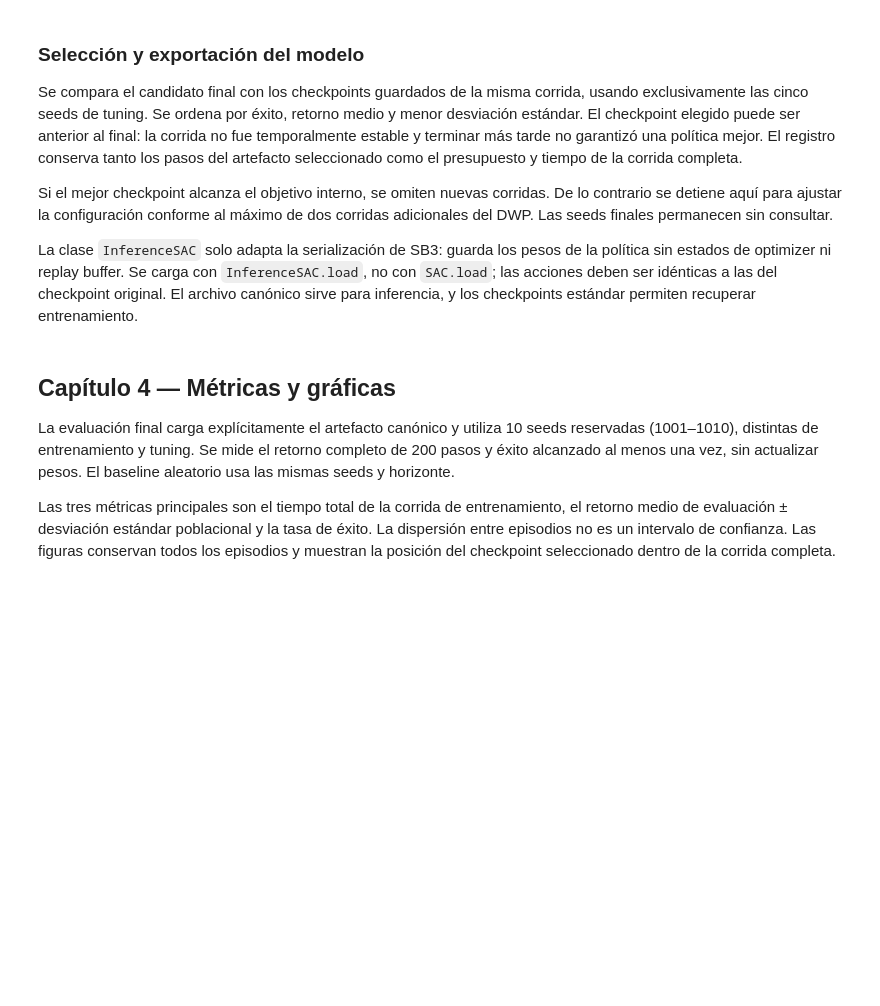
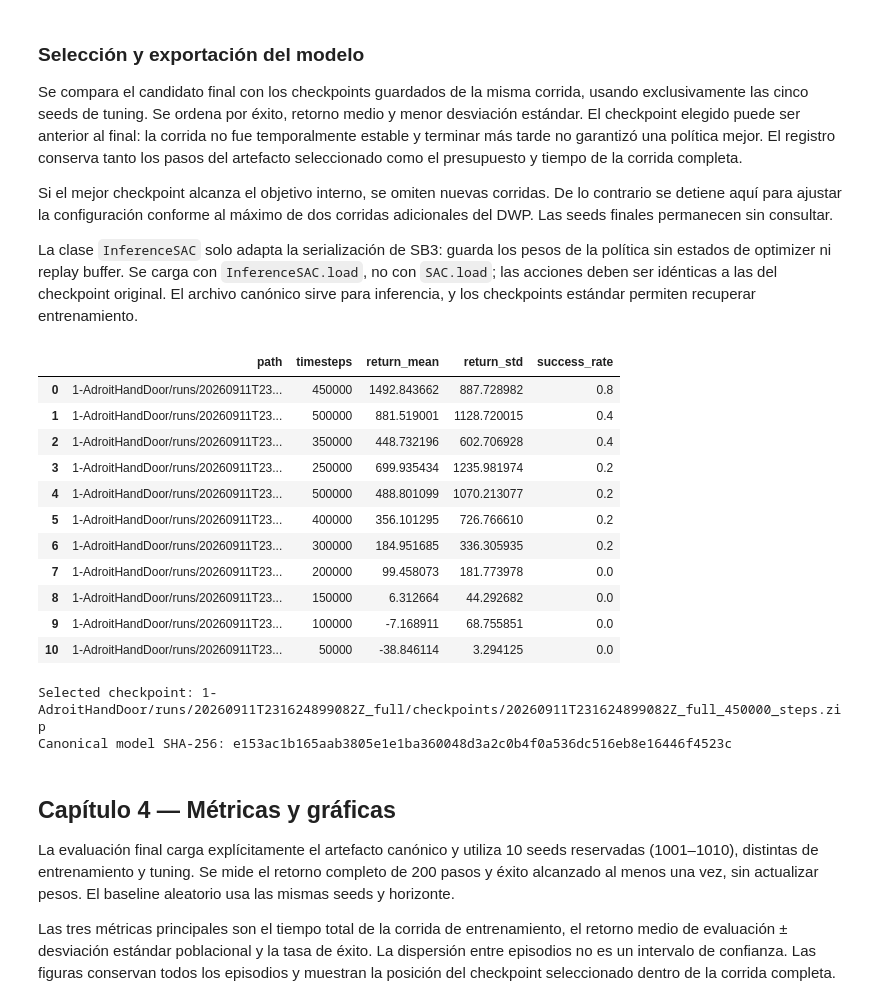
Before and after one commit to j-mauro-r/reinforcement_learning_reto_2, a Jupyter notebook: 1-AdroitHandDoor/AdroitHandDoor.ipynb, the cells around one changed output. Drawn from its saved outputs; the diff is of its cells as text; code cells hidden in the pictures; blank space fills up the shorter version.

```diff
--- a/1-AdroitHandDoor/AdroitHandDoor.ipynb
+++ b/1-AdroitHandDoor/AdroitHandDoor.ipynb
@@ -744,36 +633,48 @@ if CONFIG["profile"] == "full":
                            "selected_checkpoint_sha256": file_sha256(selected_path),
                            "artifact": str(FINAL_MODEL_PATH.relative_to(PROJECT_ROOT.parent)),
                            "archive_kind": "InferenceSAC policy-only; load with InferenceSAC.load",
                            "sha256": file_sha256(FINAL_MODEL_PATH),
                            "evaluation_type": "tuning only; final evaluation pending",
                            "evaluation_mean": float(selected.return_mean),
                            "evaluation_std": float(selected.return_std),
                            "success_rate": float(selected.success_rate),
                            "tuning_omitted": True,
                            "limitation": "Temporal instability; selected checkpoint precedes end of run."})
     FINAL_METADATA_PATH.write_text(json.dumps(final_metadata, indent=2) + "\n")
     experiments_df = pd.DataFrame([{
         "run_id": run_metadata["run_id"], "change": "baseline; selected saved checkpoint; no hyperparameter tuning",
         "seed": CONFIG["train_seed"], "timesteps": run_metadata["total_timesteps"],
         "artifact_timesteps": int(selected.timesteps),
         "training_time_seconds": run_metadata["training_time_seconds"],
         "return_mean": float(selected.return_mean), "return_std": float(selected.return_std),
         "success_rate": float(selected.success_rate), "selected_checkpoint": selected.path}])
     experiments_df.to_csv(RESULTS_DIR / "experiments.csv", index=False)
     assert len(experiments_df) <= 3
     assert FINAL_MODEL_PATH.name == "adroit_hand_door_sac.zip"
     assert FINAL_METADATA_PATH.exists()
     assert file_sha256(FINAL_MODEL_PATH) == json.loads(FINAL_METADATA_PATH.read_text())["sha256"]
     for source, target in [("training.monitor.csv", "baseline_training.monitor.csv"),
                            ("monitoring.csv", "baseline_monitoring.csv"), ("metadata.json", "baseline_run.json")]:
         shutil.copyfile(run_dir / source, RESULTS_DIR / target)
     print("Selected checkpoint:", selected.path)
     print("Canonical model SHA-256:", final_metadata["sha256"])
 else:
     print("Smoke profile: canonical delivery is not overwritten; no final evaluation or selection.")
-
-if CONFIG["profile"] == "full":
-    sync_colab_deliverables("models", "results")
+# %% [output]
+|  | path | timesteps | return_mean | return_std | success_rate |
+| 0 | 1-AdroitHandDoor/runs/20260911T23... | 450000 | 1492.843662 | 887.728982 | 0.8 |
+| 1 | 1-AdroitHandDoor/runs/20260911T23... | 500000 | 881.519001 | 1128.720015 | 0.4 |
+| 2 | 1-AdroitHandDoor/runs/20260911T23... | 350000 | 448.732196 | 602.706928 | 0.4 |
+| 3 | 1-AdroitHandDoor/runs/20260911T23... | 250000 | 699.935434 | 1235.981974 | 0.2 |
+| 4 | 1-AdroitHandDoor/runs/20260911T23... | 500000 | 488.801099 | 1070.213077 | 0.2 |
+| 5 | 1-AdroitHandDoor/runs/20260911T23... | 400000 | 356.101295 | 726.766610 | 0.2 |
+| 6 | 1-AdroitHandDoor/runs/20260911T23... | 300000 | 184.951685 | 336.305935 | 0.2 |
+| 7 | 1-AdroitHandDoor/runs/20260911T23... | 200000 | 99.458073 | 181.773978 | 0.0 |
+| 8 | 1-AdroitHandDoor/runs/20260911T23... | 150000 | 6.312664 | 44.292682 | 0.0 |
+| 9 | 1-AdroitHandDoor/runs/20260911T23... | 100000 | -7.168911 | 68.755851 | 0.0 |
+| 10 | 1-AdroitHandDoor/runs/20260911T23... | 50000 | -38.846114 | 3.294125 | 0.0 |
+Selected checkpoint: 1-AdroitHandDoor/runs/20260911T231624899082Z_full/checkpoints/20260911T231624899082Z_full_450000_steps.zip
+Canonical model SHA-256: e153ac1b165aab3805e1e1ba360048d3a2c0b4f0a536dc516eb8e16446f4523c
 # %% [markdown]
 ## Capítulo 4 — Métricas y gráficas
 
```
Also changed, not shown: parts of 10 cells of this notebook, 19 other files.
